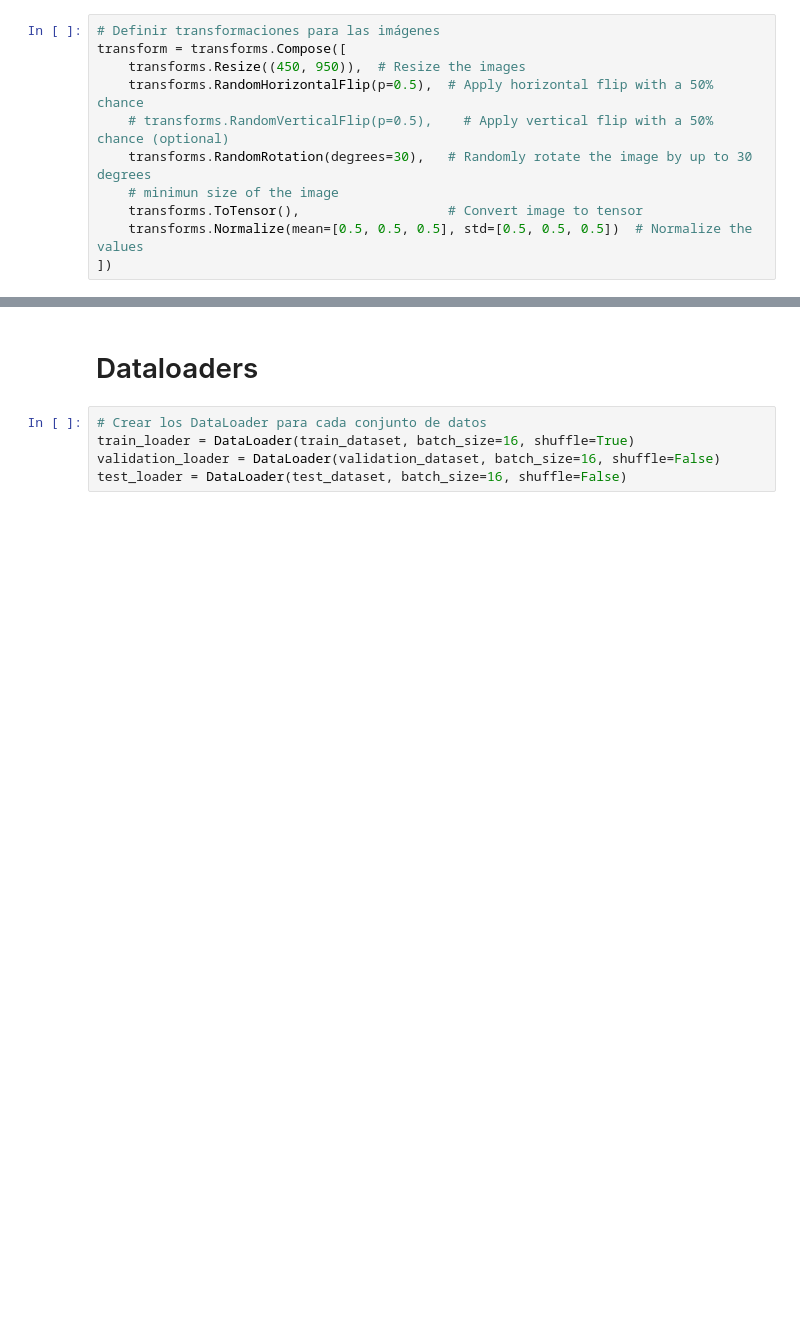
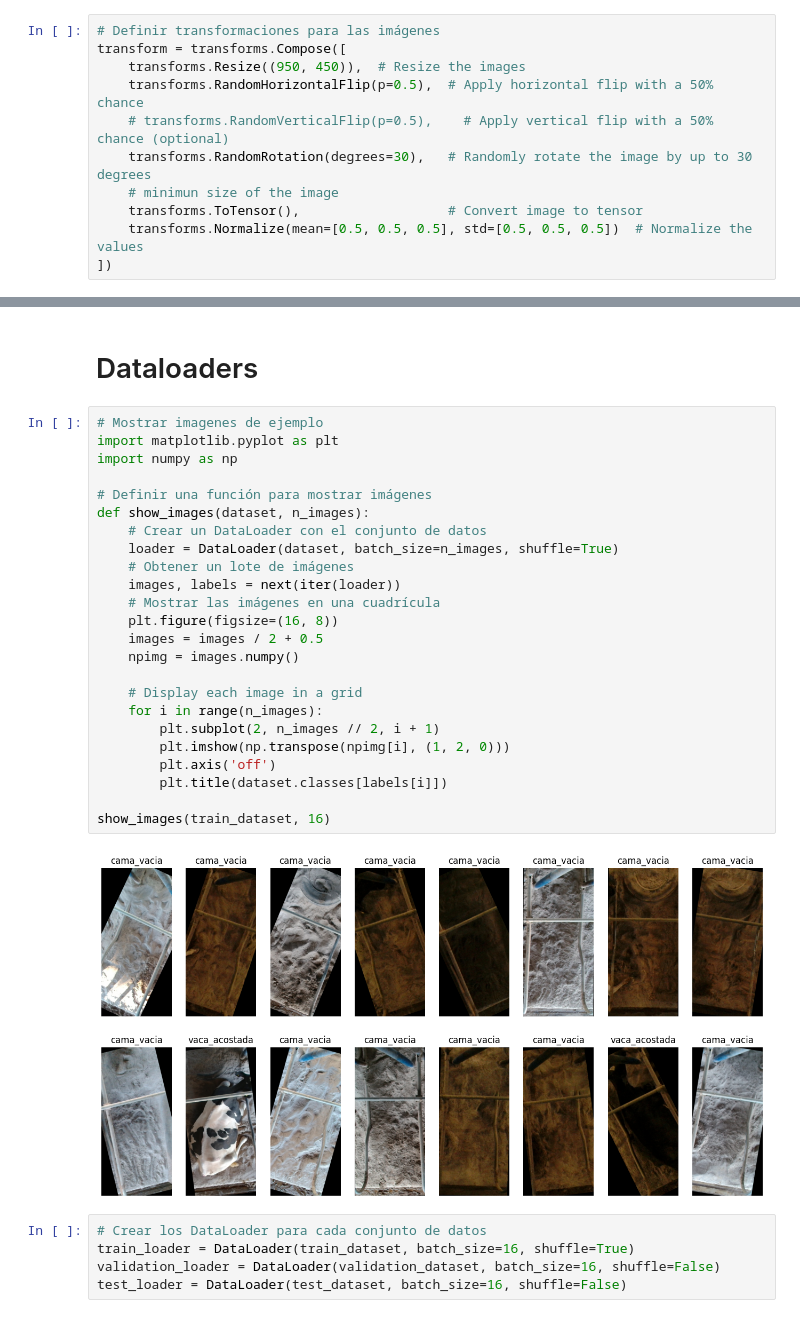
Before and after one commit to Mirabay/Vakas, a Jupyter notebook: Clasificador_vacas.ipynb, the cells around one changed output, grey strips where cells are left out. Drawn from its saved outputs; the diff is of its cells as text; blank space fills up the shorter version.

Commit message:
Problemas con las dimensiones de las imagenes     pasamos de 450x950 a 950x450 para que las imagenes se vean de manera vertical

```diff
--- a/Clasificador_vacas.ipynb
+++ b/Clasificador_vacas.ipynb
@@ -13,7 +13,7 @@ from tqdm import tqdm
 # %%
 # Definir transformaciones para las imágenes
 transform = transforms.Compose([
-    transforms.Resize((450, 950)),  # Resize the images
+    transforms.Resize((950, 450)),  # Resize the images
     transforms.RandomHorizontalFlip(p=0.5),  # Apply horizontal flip with a 50% chance
     # transforms.RandomVerticalFlip(p=0.5),    # Apply vertical flip with a 50% chance (optional)
     transforms.RandomRotation(degrees=30),   # Randomly rotate the image by up to 30 degrees
@@ -35,6 +35,32 @@ print(f"Clases encontradas: {train_dataset.classes}")
 Clases encontradas: ['cama_vacia', 'vaca_acostada', 'vaca_de_pie']
 # %% [markdown]
 # Dataloaders
+# %%
+# Mostrar imagenes de ejemplo
+import matplotlib.pyplot as plt
+import numpy as np
+
+# Definir una función para mostrar imágenes
+def show_images(dataset, n_images):
+    # Crear un DataLoader con el conjunto de datos
+    loader = DataLoader(dataset, batch_size=n_images, shuffle=True)
+    # Obtener un lote de imágenes
+    images, labels = next(iter(loader))
+    # Mostrar las imágenes en una cuadrícula
+    plt.figure(figsize=(16, 8))
+    images = images / 2 + 0.5
+    npimg = images.numpy()
+
+    # Display each image in a grid
+    for i in range(n_images):
+        plt.subplot(2, n_images // 2, i + 1)
+        plt.imshow(np.transpose(npimg[i], (1, 2, 0)))
+        plt.axis('off')
+        plt.title(dataset.classes[labels[i]])
+
+show_images(train_dataset, 16)
+# %% [output]
+[figure, added]
 # %%
 # Crear los DataLoader para cada conjunto de datos
 train_loader = DataLoader(train_dataset, batch_size=16, shuffle=True)
```
Also changed, not shown: parts of 1 cell of this notebook, 1 other file.
